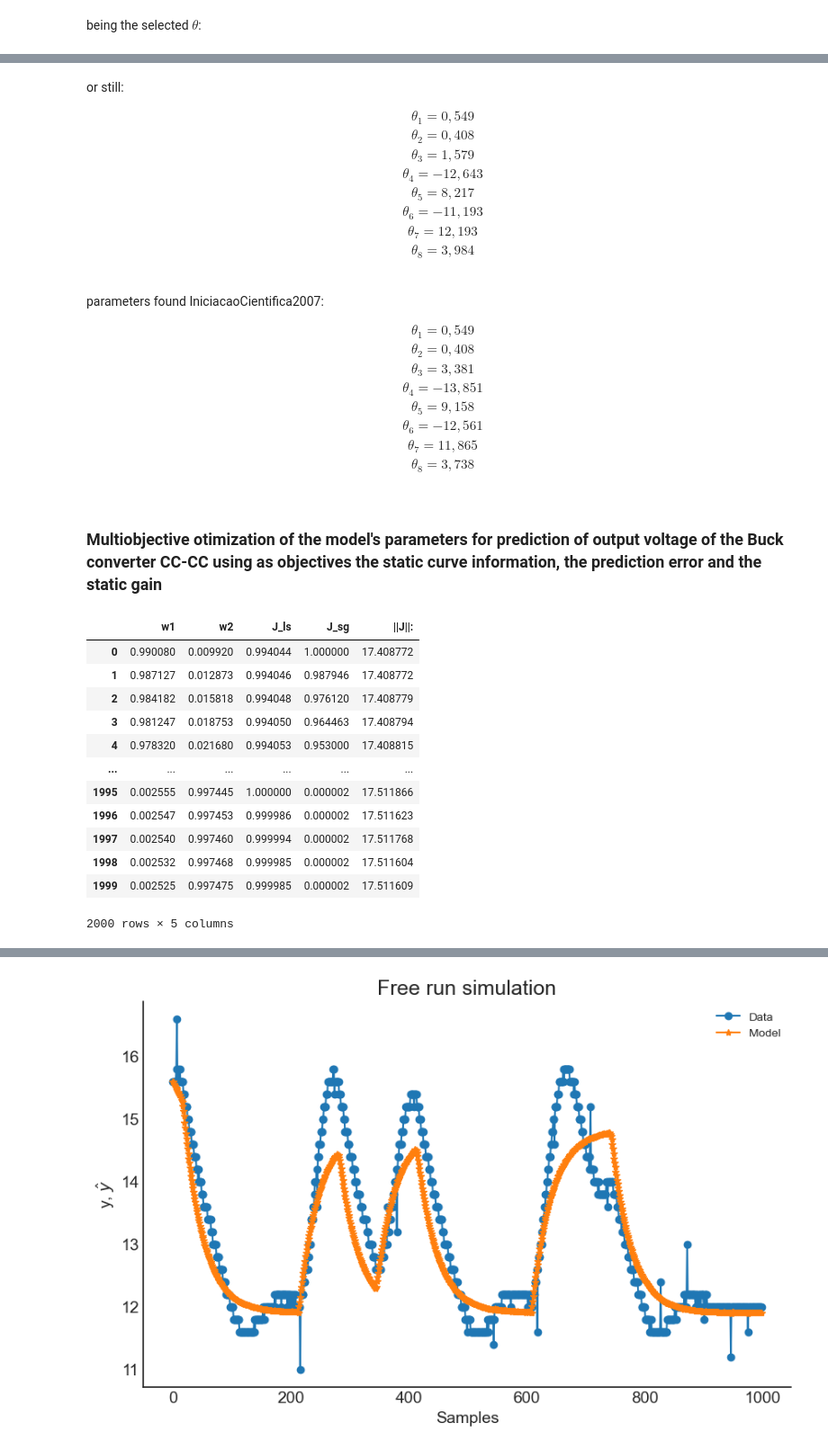
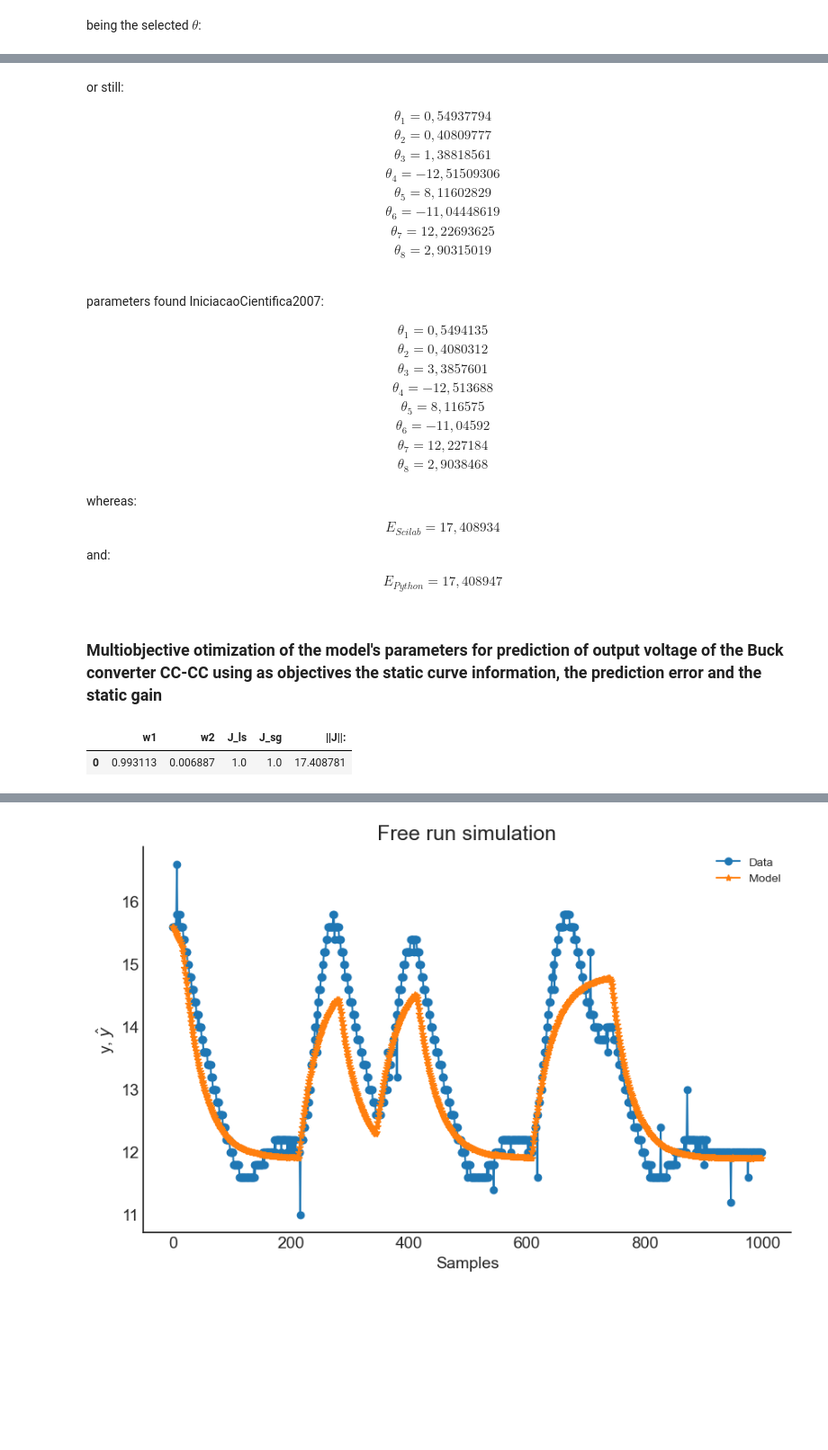
Before and after one commit to GabrielBuenoLeandro/Multiobjetive, a Jupyter notebook: conversor_buck.ipynb, the cells around one changed output, grey strips where cells are left out. Shown at 90% size. Cells and saved outputs as stored; diff of their text form; code cells hidden in the pictures; blank space fills up the shorter version.

```diff
--- a/conversor_buck.ipynb
+++ b/conversor_buck.ipynb
@@ -763,14 +754,14 @@ or still:
 
 $$
 \begin{matrix}
-\theta_1 = 0,549\\
-\theta_2 = 0,408\\
-\theta_3 = 1,579\\
-\theta_4 = -12,643\\
-\theta_5 = 8,217\\
-\theta_6 = -11,193\\
-\theta_7 = 12,193\\
-\theta_8 = 3,984\\
+\theta_1 = 0,54937794\\
+\theta_2 = 0,40809777\\
+\theta_3 = 1,38818561\\
+\theta_4 = -12,51509306\\
+\theta_5 = 8,11602829\\
+\theta_6 = -11,04448619\\
+\theta_7 = 12,22693625\\
+\theta_8 = 2,90315019\\
 \end{matrix}
 $$
 # %% [markdown]
@@ -778,16 +769,29 @@ parameters found IniciacaoCientifica2007:
 
 $$
 \begin{matrix}
-\theta_1 = 0,549\\
-\theta_2 = 0,408\\
-\theta_3 = 3,381\\
-\theta_4 = -13,851\\
-\theta_5 = 9,158\\
-\theta_6 = -12,561\\
-\theta_7 = 11,865\\
-\theta_8 = 3,738\\
+\theta_1 = 0,5494135\\
+\theta_2 = 0,4080312\\
+\theta_3 = 3,3857601\\
+\theta_4 = -12,513688\\
+\theta_5 = 8,116575\\
+\theta_6 = -11,04592\\
+\theta_7 = 12,227184\\
+\theta_8 = 2,9038468\\
 \end{matrix}
 $$
+
+
+whereas:
+
+$$
+E_{Scilab} = 17,408934
+$$
+
+and:
+
+$$
+E_{Python} = 17,408947
+$$
 # %% [markdown]
 ### Multiobjective otimization of the model's parameters for prediction of output voltage of the Buck converter CC-CC using as objectives the static curve information, the prediction error and the static gain
 # %%
@@ -798,30 +802,21 @@ mult4 = IM(sf=False, sg=True, model_type='NARMAX',
 # %%
 W = np.zeros((2, 2000))
 W[0, :] = np.logspace(-0.01, -6, num=2000, base=2.71)
 W[1, :] = np.ones(2000) - W[0, :]
+W = np.array([[0.9931126],
+              [0.0068874]])
 J, w, E, Theta, HR, QR, position = mult4.affine_information_least_squares(y_train=y_train[2:],
                                                                          gain=gain,y_static=Yo,
                                                                          x_static=Uo, psi=PSI, W=W)
 result = {'w1': w[0,:],
           'w2': w[1,:],
           'J_ls': J[0,:],
           'J_sg': J[1,:],
           '||J||:': E}
 pd.DataFrame(result)
 # %% [output]
 |  | w1 | w2 | J_ls | J_sg | ||J||: |
-| 0 | 0.990080 | 0.009920 | 0.994044 | 1.000000 | 17.408772 |
-| 1 | 0.987127 | 0.012873 | 0.994046 | 0.987946 | 17.408772 |
-| 2 | 0.984182 | 0.015818 | 0.994048 | 0.976120 | 17.408779 |
-| 3 | 0.981247 | 0.018753 | 0.994050 | 0.964463 | 17.408794 |
-| 4 | 0.978320 | 0.021680 | 0.994053 | 0.953000 | 17.408815 |
-| ... | ... | ... | ... | ... | ... |
-| 1995 | 0.002555 | 0.997445 | 1.000000 | 0.000002 | 17.511866 |
-| 1996 | 0.002547 | 0.997453 | 0.999986 | 0.000002 | 17.511623 |
-| 1997 | 0.002540 | 0.997460 | 0.999994 | 0.000002 | 17.511768 |
-| 1998 | 0.002532 | 0.997468 | 0.999985 | 0.000002 | 17.511604 |
-| 1999 | 0.002525 | 0.997475 | 0.999985 | 0.000002 | 17.511609 |
+| 0 | 0.993113 | 0.006887 | 1.0 | 1.0 | 17.408781 |
-2000 rows × 5 columns
 # %%
 # Writing the results
 model.theta = Theta[position, :].reshape(-1,1)
```
Also changed, not shown: parts of 13 cells of this notebook.
